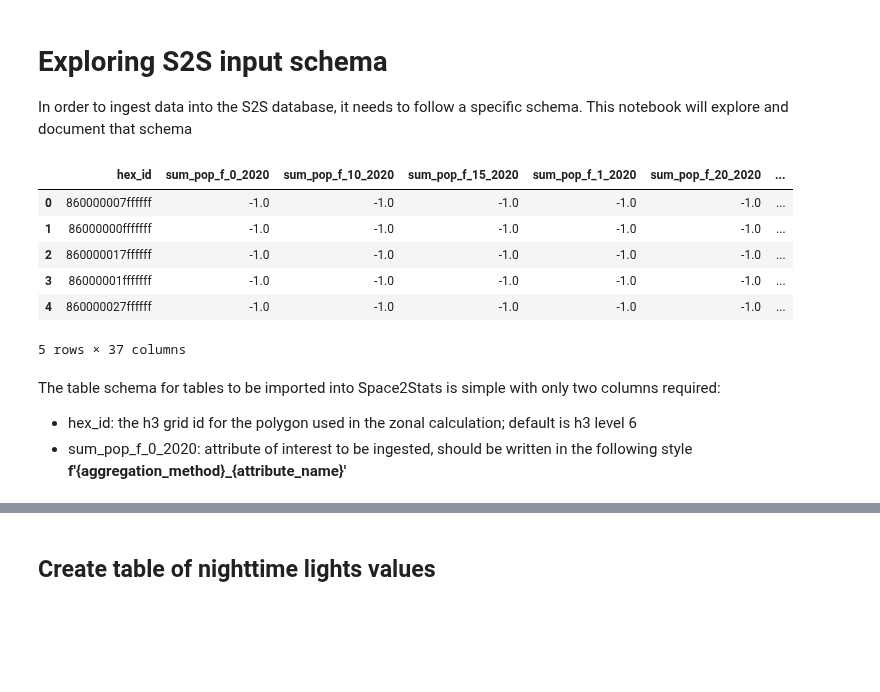
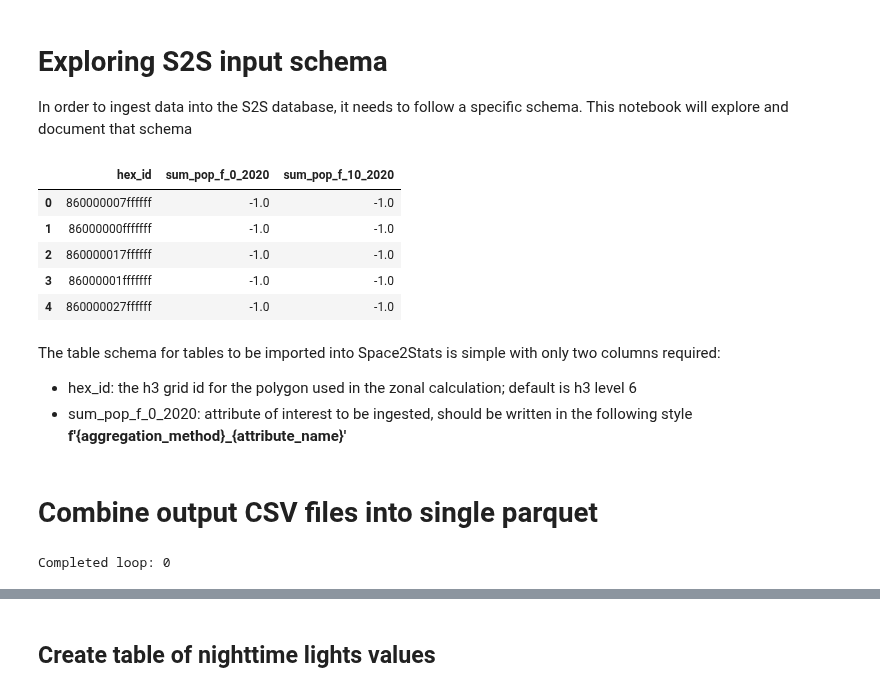
Before and after one commit to worldbank/DECAT_Space2Stats, a Jupyter notebook: notebooks/INGESTION_SCHEMA.ipynb, the cells around one changed output, grey strips where cells are left out. Drawn from its saved outputs; the diff is of its cells as text; code cells hidden in the pictures; blank space fills up the shorter version.

Commit message:
Misc zonal updates

```diff
--- a/notebooks/INGESTION_SCHEMA.ipynb
+++ b/notebooks/INGESTION_SCHEMA.ipynb
@@ -23,18 +23,50 @@ import GOSTrocks.ntlMisc as ntlMisc
 import GOSTrocks.rasterMisc as rMisc
 from GOSTrocks.misc import tPrint
 # %%
-good_schema_example = "s3://wbg-geography01/Space2Stats/parquet/GLOBAL/combined_population.parquet"
+good_schema_example = "s3://wbg-geography01/Space2Stats/parquet/GLOBAL/combined_population_sample.parquet"
 good_schema = pd.read_parquet(good_schema_example)
 good_schema.head()
 # %% [output]
-|  | hex_id | sum_pop_f_0_2020 | sum_pop_f_10_2020 | sum_pop_f_15_2020 | sum_pop_f_1_2020 | sum_pop_f_20_2020 | ... |
-| 0 | 860000007ffffff | -1.0 | -1.0 | -1.0 | -1.0 | -1.0 | ... |
-| 1 | 86000000fffffff | -1.0 | -1.0 | -1.0 | -1.0 | -1.0 | ... |
-| 2 | 860000017ffffff | -1.0 | -1.0 | -1.0 | -1.0 | -1.0 | ... |
-| 3 | 86000001fffffff | -1.0 | -1.0 | -1.0 | -1.0 | -1.0 | ... |
-| 4 | 860000027ffffff | -1.0 | -1.0 | -1.0 | -1.0 | -1.0 | ... |
+|  | hex_id | sum_pop_f_0_2020 | sum_pop_f_10_2020 |
+| 0 | 860000007ffffff | -1.0 | -1.0 |
+| 1 | 86000000fffffff | -1.0 | -1.0 |
+| 2 | 860000017ffffff | -1.0 | -1.0 |
+| 3 | 86000001fffffff | -1.0 | -1.0 |
+| 4 | 860000027ffffff | -1.0 | -1.0 |
-5 rows × 37 columns
 # %% [markdown]
 The table schema for tables to be imported into Space2Stats is simple with only two columns required:
 - hex_id: the h3 grid id for the polygon used in the zonal calculation; default is h3 level 6
 - sum_pop_f_0_2020: attribute of interest to be ingested, should be written in the following style __f'{aggregation_method}_{attribute_name}'__
+# %% [markdown]
+# Combine output CSV files into single parquet
+# %%
+# This contains nighttime light zonal stats for all individual months
+# Define the AWS variables
+# Define S3 parameters
+bucket = 'wbg-geography01'
+prefix = 'Space2Stats/h3_stats_data/GLOBAL/Urbanization/'
+region = 'us-east-1'
+s3client = boto3.client('s3', region_name=region)
+
+# Loop through the S3 bucket and get all the keys for files that are .tif
+more_results = True
+loops = 0
+verbose=True
+good_res = []
+while more_results:
+    if verbose:
+        print(f"Completed loop: {loops}")
+    if loops > 0:
+        objects = s3client.list_objects_v2(Bucket=bucket, Prefix=prefix, ContinuationToken=token)
+    else:
+        objects = s3client.list_objects_v2(Bucket=bucket, Prefix=prefix)
+    more_results = objects['IsTruncated']
+    if more_results:
+        token = objects['NextContinuationToken']
+    loops += 1
+    for res in objects['Contents']:
+        if res['Key'].endswith('.csv'):
+            cur_variable = res['Key'].split("/")[-3]
+            good_res.append(res['Key'])
+# %% [output]
+Completed loop: 0
```
Also changed, not shown: parts of 9 cells of this notebook, 3 other files.
